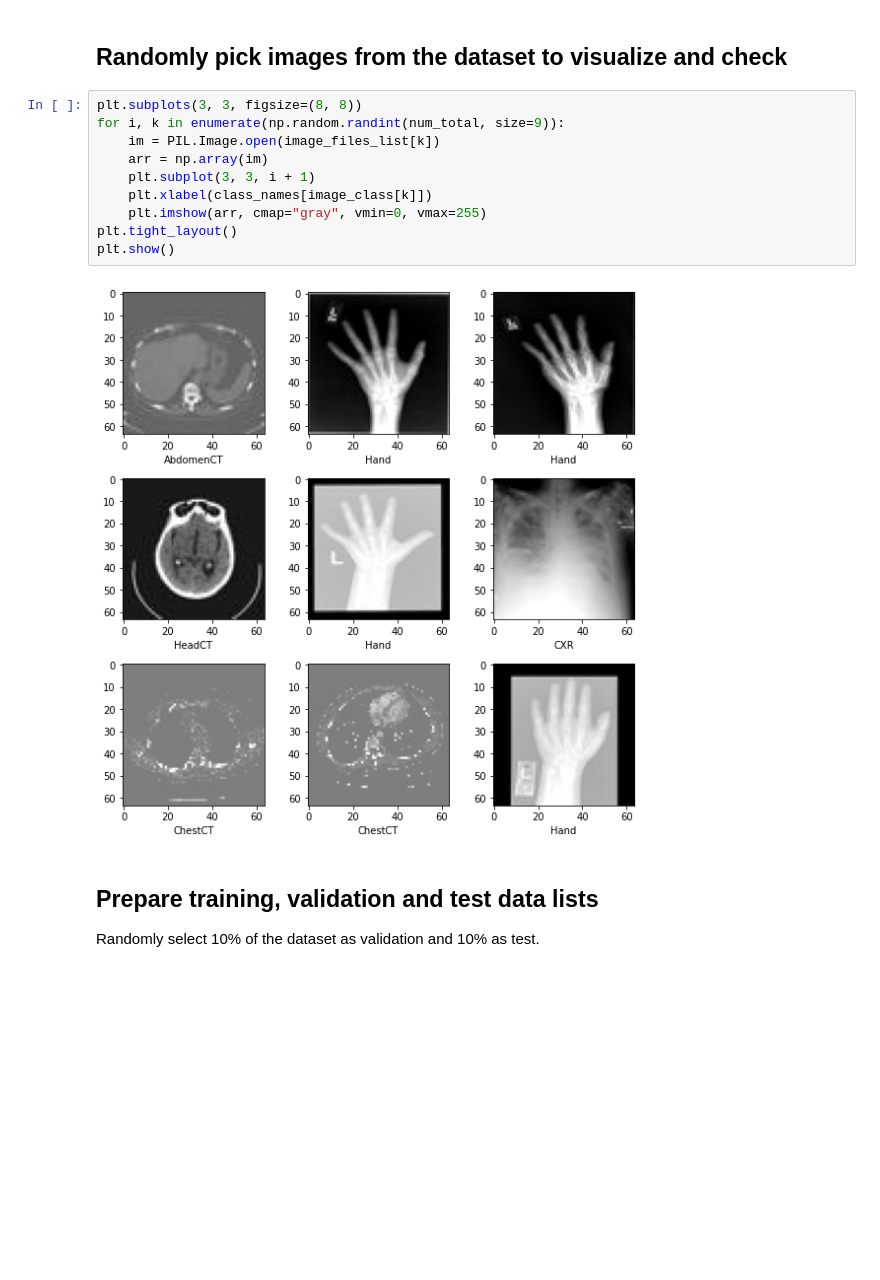
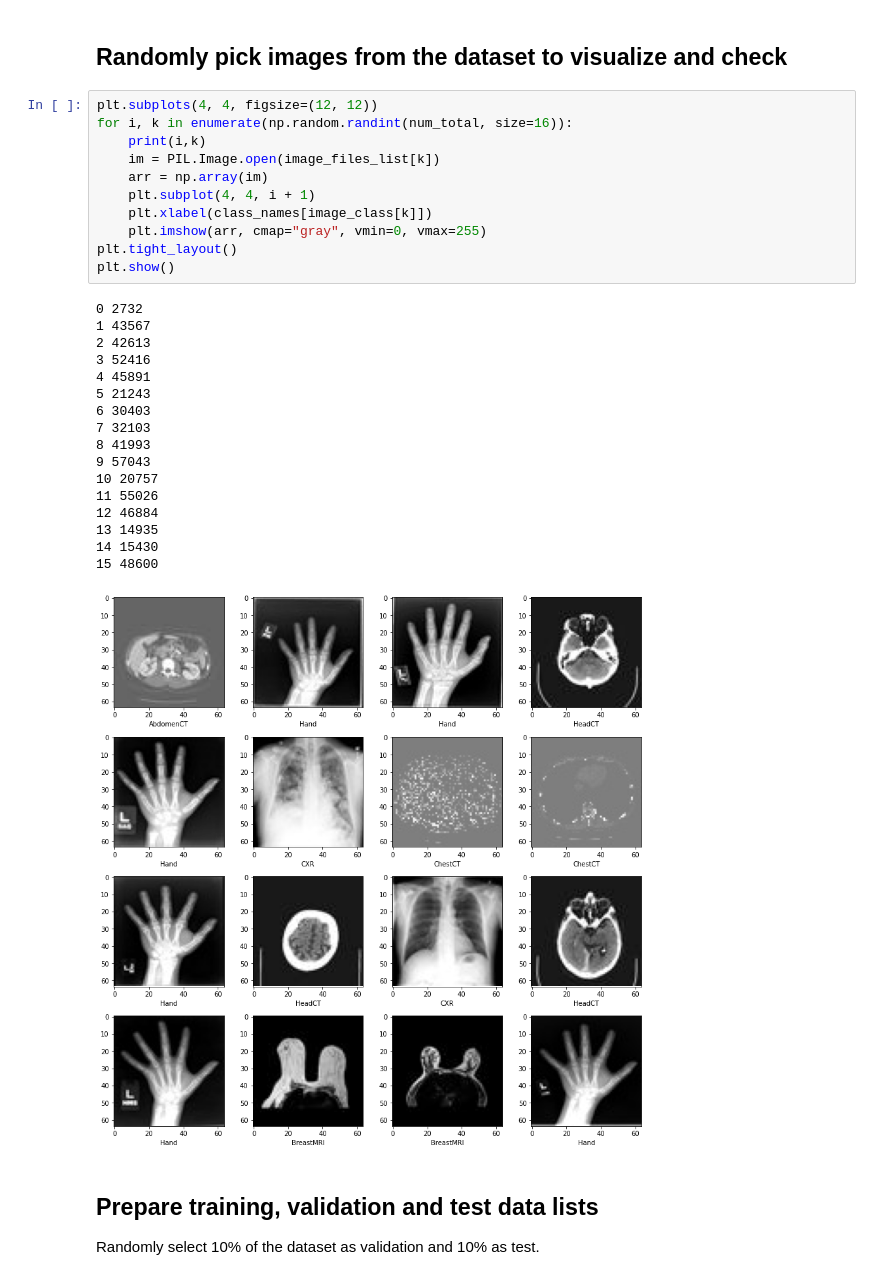
Before and after one commit to mxochicale/code, a Jupyter notebook: monai/examples/mednist_tutorial.ipynb, the cells around one changed output. Drawn from its saved outputs; the diff is of its cells as text; blank space fills up the shorter version.

```diff
--- a/monai/examples/mednist_tutorial.ipynb
+++ b/monai/examples/mednist_tutorial.ipynb
@@ -165,17 +162,34 @@ Label counts: [10000, 8954, 10000, 10000, 10000, 10000]
 # %% [markdown]
 ## Randomly pick images from the dataset to visualize and check
 # %%
-plt.subplots(3, 3, figsize=(8, 8))
-for i, k in enumerate(np.random.randint(num_total, size=9)):
+plt.subplots(4, 4, figsize=(12, 12))
+for i, k in enumerate(np.random.randint(num_total, size=16)):
+    print(i,k)
     im = PIL.Image.open(image_files_list[k])
     arr = np.array(im)
-    plt.subplot(3, 3, i + 1)
+    plt.subplot(4, 4, i + 1)
     plt.xlabel(class_names[image_class[k]])
     plt.imshow(arr, cmap="gray", vmin=0, vmax=255)
 plt.tight_layout()
 plt.show()
 # %% [output]
+0 2732
+1 43567
+2 42613
+3 52416
+4 45891
+5 21243
+6 30403
+7 32103
+8 41993
+9 57043
+10 20757
+11 55026
+12 46884
+13 14935
+14 15430
+15 48600
-[figure, old version]
+[figure, new version]
 # %% [markdown]
 ## Prepare training, validation and test data lists
 
```
Also changed, not shown: parts of 9 cells of this notebook, 1 other file.
